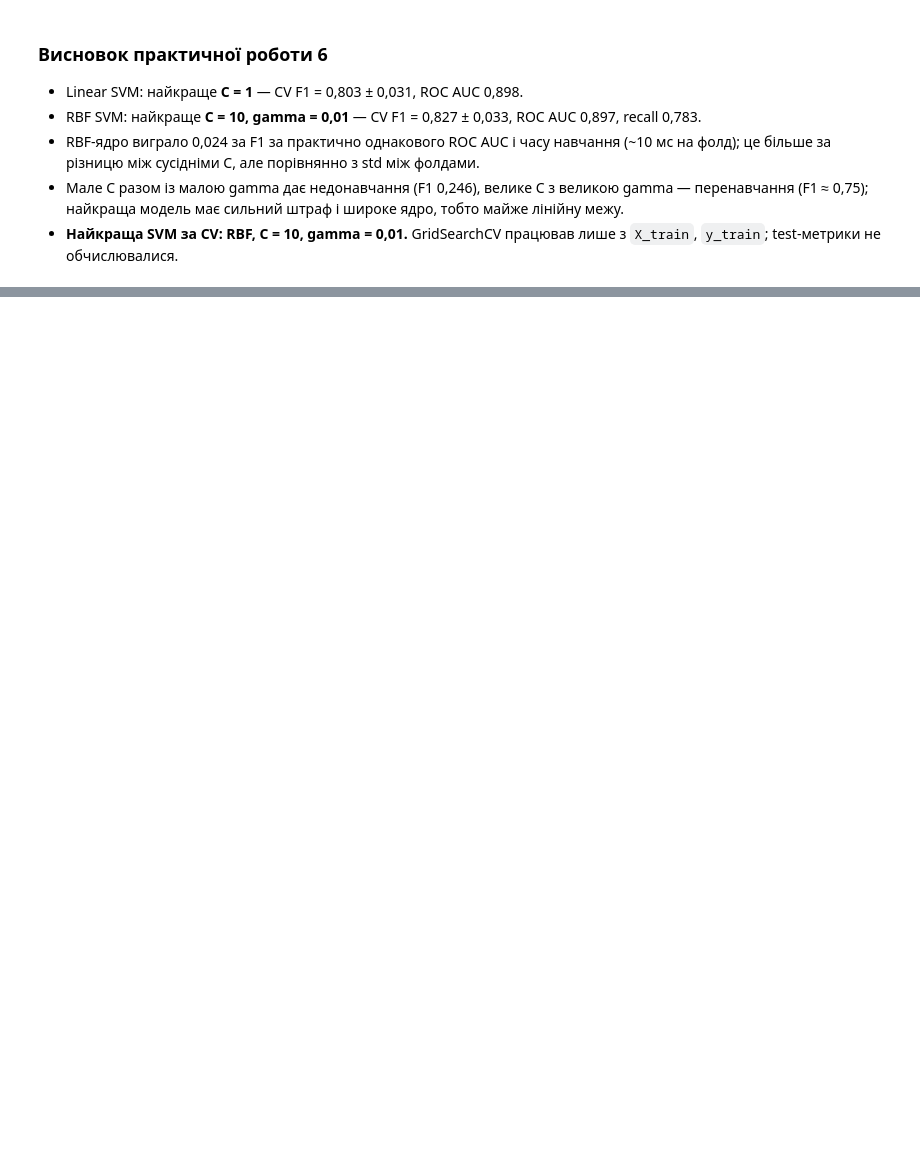
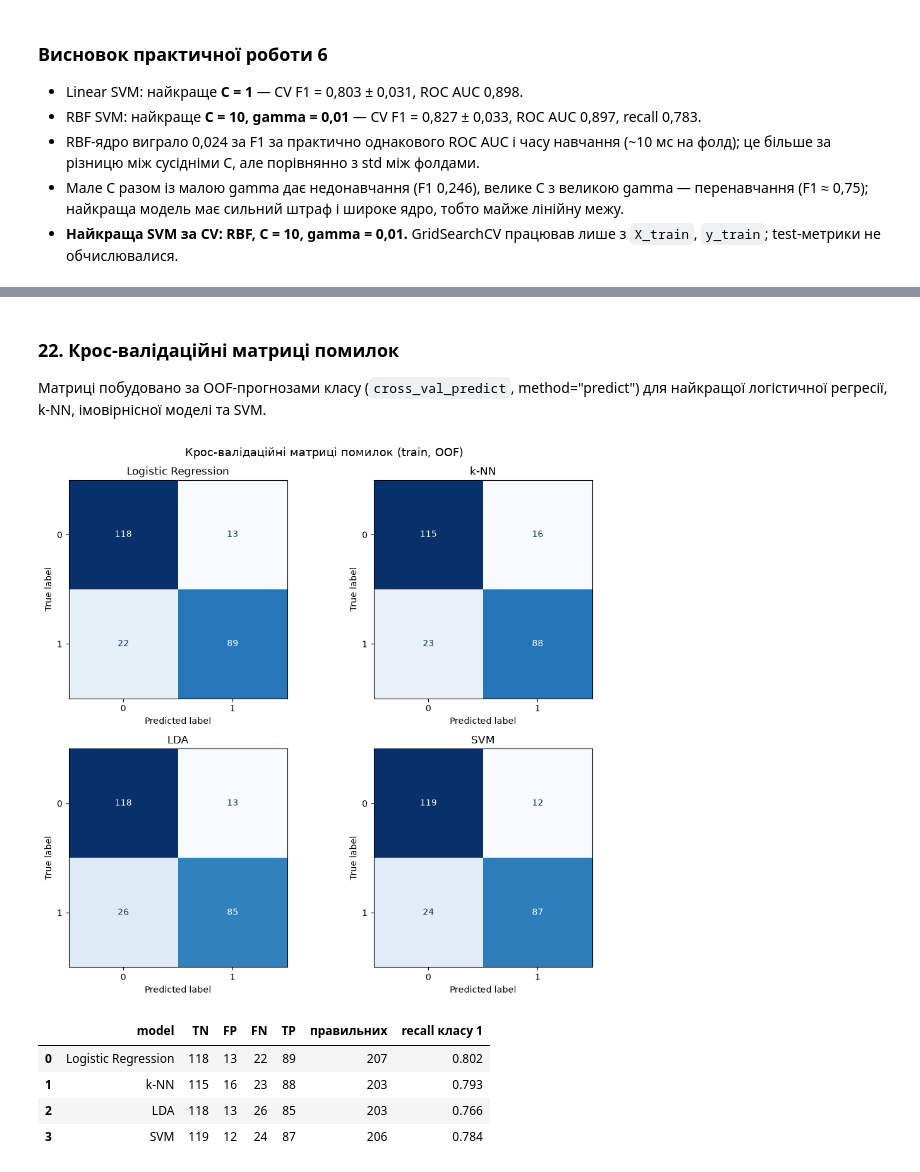
Before and after one commit to SDV284/pattern-recognition-practice, a Jupyter notebook: classification-mini-project/notebooks/PR04_Sviatishenko_D.ipynb, the cells around one changed output, grey strips where cells are left out. Saved outputs shown, nothing was run; the diff lists cells and outputs as text; code cells hidden in the pictures; blank space fills up the shorter version.

```diff
--- a/classification-mini-project/notebooks/PR04_Sviatishenko_D.ipynb
+++ b/classification-mini-project/notebooks/PR04_Sviatishenko_D.ipynb
@@ -1355,0 +1460,33 @@ svm_compare = show(
+# %% [markdown]
+### 22. Крос-валідаційні матриці помилок
+
+Матриці побудовано за OOF-прогнозами класу (`cross_val_predict`, method="predict") для найкращої
+логістичної регресії, k-NN, імовірнісної моделі та SVM.
+# %%
+cm_models = ["Logistic Regression", "k-NN", best_prob_name, "SVM"]
+
+fig, axes = plt.subplots(2, 2, figsize=(10, 9))
+cm_summary = []
+for ax, name in zip(axes.ravel(), cm_models):
+    predictions = cross_val_predict(candidates[name][0], X_train, y_train, cv=cv)
+    matrix = confusion_matrix(y_train, predictions, labels=[0, 1])
+    ConfusionMatrixDisplay(matrix, display_labels=["0", "1"]).plot(
+        ax=ax, cmap="Blues", colorbar=False, values_format="d"
+    )
+    ax.set_title(name)
+    tn, fp, fn, tp = matrix.ravel()
+    cm_summary.append({"model": name, "TN": tn, "FP": fp, "FN": fn, "TP": tp,
+                       "правильних": tn + tp, "recall класу 1": tp / (tp + fn)})
+fig.suptitle("Крос-валідаційні матриці помилок (train, OOF)", fontsize=13)
+plt.tight_layout()
+plt.savefig(FIGURES_DIR / "pr07_cv_confusion_matrices.png", dpi=150, bbox_inches="tight")
+plt.show()
+
+display(pd.DataFrame(cm_summary).round(3))
+# %% [output]
+[figure, added]
+|  | model | TN | FP | FN | TP | правильних | recall класу 1 |
+| 0 | Logistic Regression | 118 | 13 | 22 | 89 | 207 | 0.802 |
+| 1 | k-NN | 115 | 16 | 23 | 88 | 203 | 0.793 |
+| 2 | LDA | 118 | 13 | 26 | 85 | 203 | 0.766 |
+| 3 | SVM | 119 | 12 | 24 | 87 | 206 | 0.784 |
```
Also changed, not shown: parts of 14 cells of this notebook, 3 other files.
